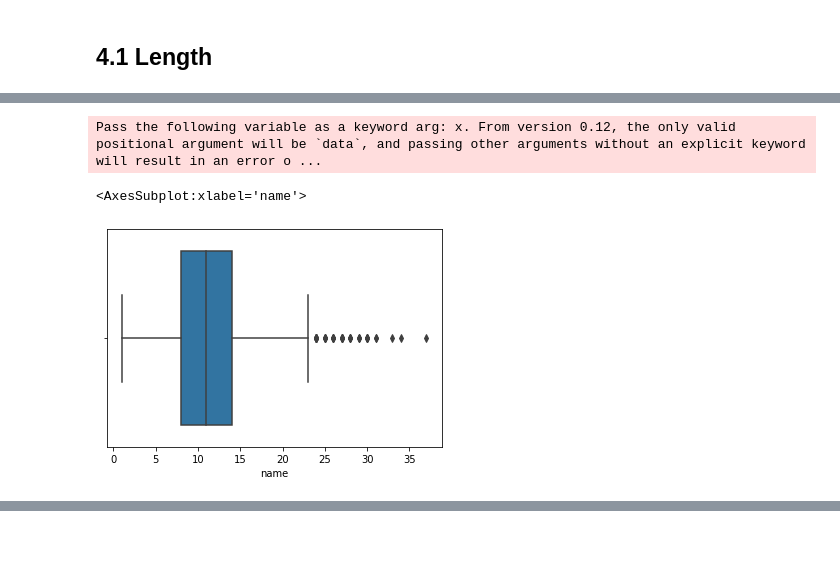
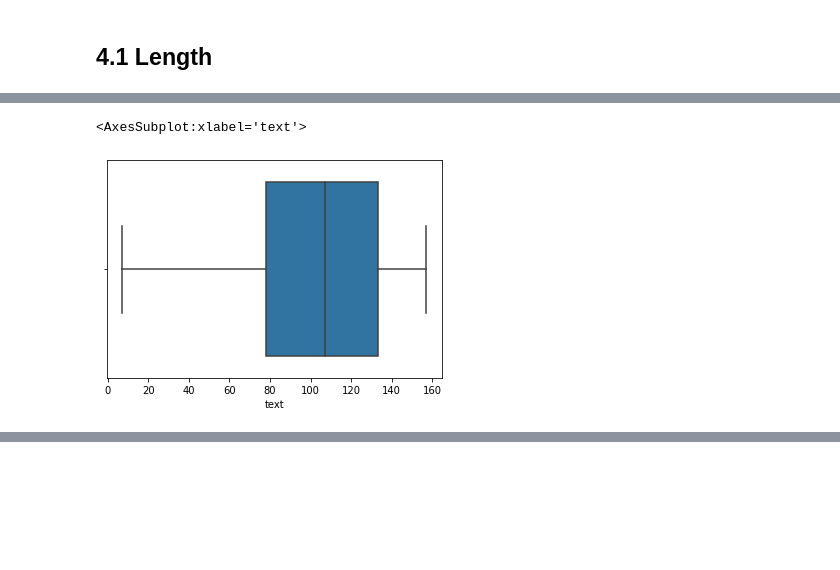
Before and after one commit to AlexandreGazagnes/ocr-donnees-textuelles, a Jupyter notebook: 00 text analysyis.ipynb, the cells around one changed output, grey strips where cells are left out. Saved outputs shown, nothing was run; the diff lists cells and outputs as text; code cells hidden in the pictures; blank space fills up the shorter version.

```diff
--- a/00 text analysyis.ipynb
+++ b/00 text analysyis.ipynb
@@ -308,3 +223,0 @@ Name: overall_score, dtype: int64
-# %%
-df = df[df.overall_score != "-"]
-df[df._score.isna()].overall_score.value_counts()
@@ -350,6 +224,4 @@ df.sort_values("_score",).tail(20)
 # %%
-df = df[df._score.notnull()]
-df.sort_values("_score",).tail(20)
 # %% [output]
 |  | name | overall_score | history_text | _score |
 | 631 | Imperiex | 87 | The embodiment of entropy, Imperi... | 87.0 |
@@ -438,3 +278,0 @@ df.sort_values("_score").tail(20)
-# %%
-df["_log_score"] = np.log(df._score)
-df["_log_score"].describe()
@@ -462,3 +278,0 @@ sns.displot(df._log_score)
-# %%
-df.drop(columns="overall_score", inplace=True)
-df.head()
@@ -482,7 +296,6 @@ df.describe(include="object")
 # %%
-tmp = df.name.str.len()
+tmp = df.text.str.len()
 sns.boxplot(tmp)
 # %% [output]
-Pass the following variable as a keyword arg: x. From version 0.12, the only valid positional argument will be `data`, and passing other arguments without an explicit keyword will result in an error o ...
+<AxesSubplot:xlabel='text'>
-<AxesSubplot:xlabel='name'>
-[figure, old version]
+[figure, new version]
```
Also changed, not shown: parts of 42 cells of this notebook, 1 other file.
